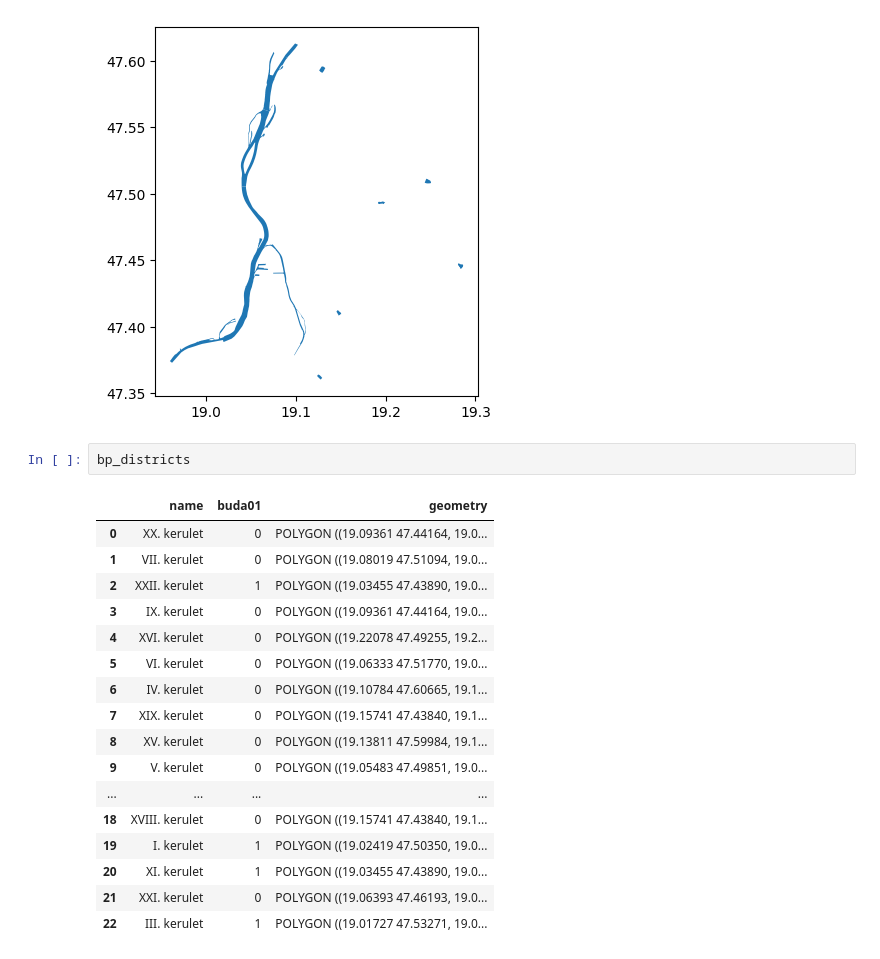
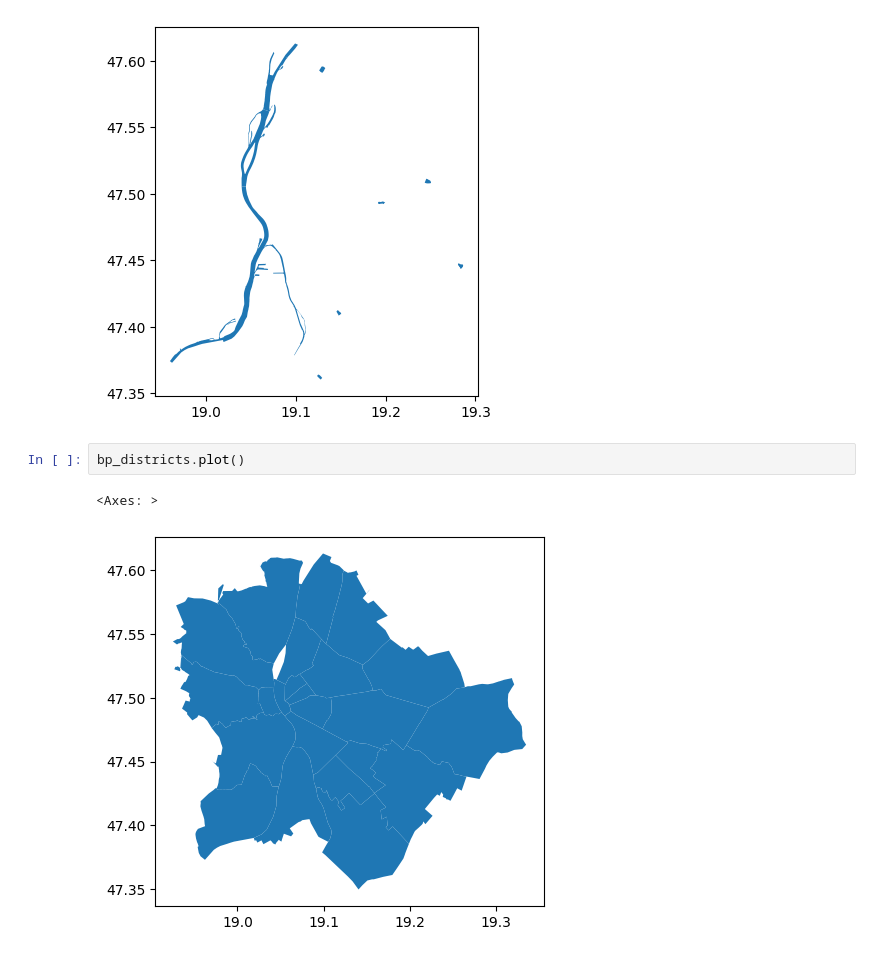
Before and after one commit to sandorjuhasz/geoDS_guest_lectures, a Jupyter notebook: code/part1_geoDS_intro_to_geographic_data.ipynb, the cells around one changed output. Saved outputs shown, nothing was run; the diff lists cells and outputs as text.

```diff
--- a/code/part1_geoDS_intro_to_geographic_data.ipynb
+++ b/code/part1_geoDS_intro_to_geographic_data.ipynb
@@ -36,22 +57,7 @@ bp_river_shape.plot()
 <Axes: >
 [figure]
 # %%
-bp_districts
+bp_districts.plot()
 # %% [output]
-|  | name | buda01 | geometry |
-| 0 | XX. kerulet | 0 | POLYGON ((19.09361 47.44164, 19.0... |
-| 1 | VII. kerulet | 0 | POLYGON ((19.08019 47.51094, 19.0... |
-| 2 | XXII. kerulet | 1 | POLYGON ((19.03455 47.43890, 19.0... |
-| 3 | IX. kerulet | 0 | POLYGON ((19.09361 47.44164, 19.0... |
-| 4 | XVI. kerulet | 0 | POLYGON ((19.22078 47.49255, 19.2... |
-| 5 | VI. kerulet | 0 | POLYGON ((19.06333 47.51770, 19.0... |
-| 6 | IV. kerulet | 0 | POLYGON ((19.10784 47.60665, 19.1... |
-| 7 | XIX. kerulet | 0 | POLYGON ((19.15741 47.43840, 19.1... |
-| 8 | XV. kerulet | 0 | POLYGON ((19.13811 47.59984, 19.1... |
-| 9 | V. kerulet | 0 | POLYGON ((19.05483 47.49851, 19.0... |
-| ... | ... | ... | ... |
-| 18 | XVIII. kerulet | 0 | POLYGON ((19.15741 47.43840, 19.1... |
-| 19 | I. kerulet | 1 | POLYGON ((19.02419 47.50350, 19.0... |
-| 20 | XI. kerulet | 1 | POLYGON ((19.03455 47.43890, 19.0... |
-| 21 | XXI. kerulet | 0 | POLYGON ((19.06393 47.46193, 19.0... |
-| 22 | III. kerulet | 1 | POLYGON ((19.01727 47.53271, 19.0... |
+<Axes: >
+[figure, added]
```
Also changed, not shown: parts of 4 cells of this notebook.
